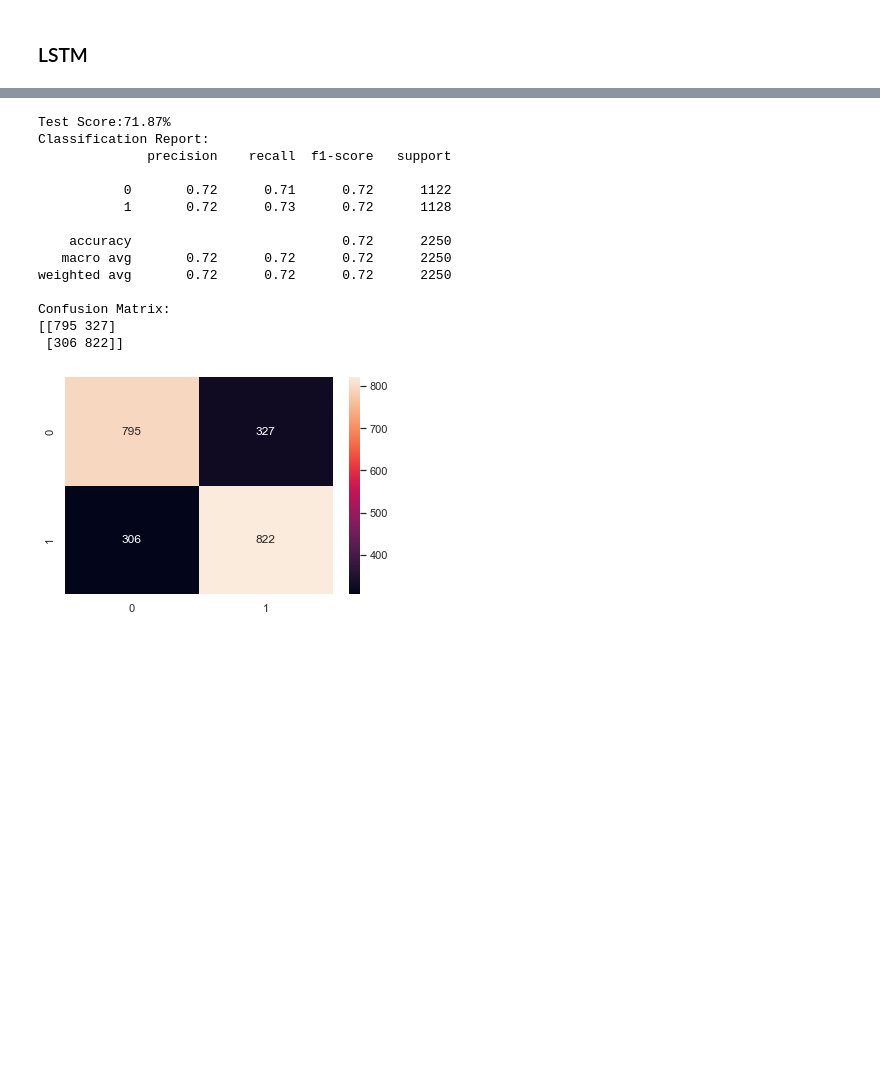
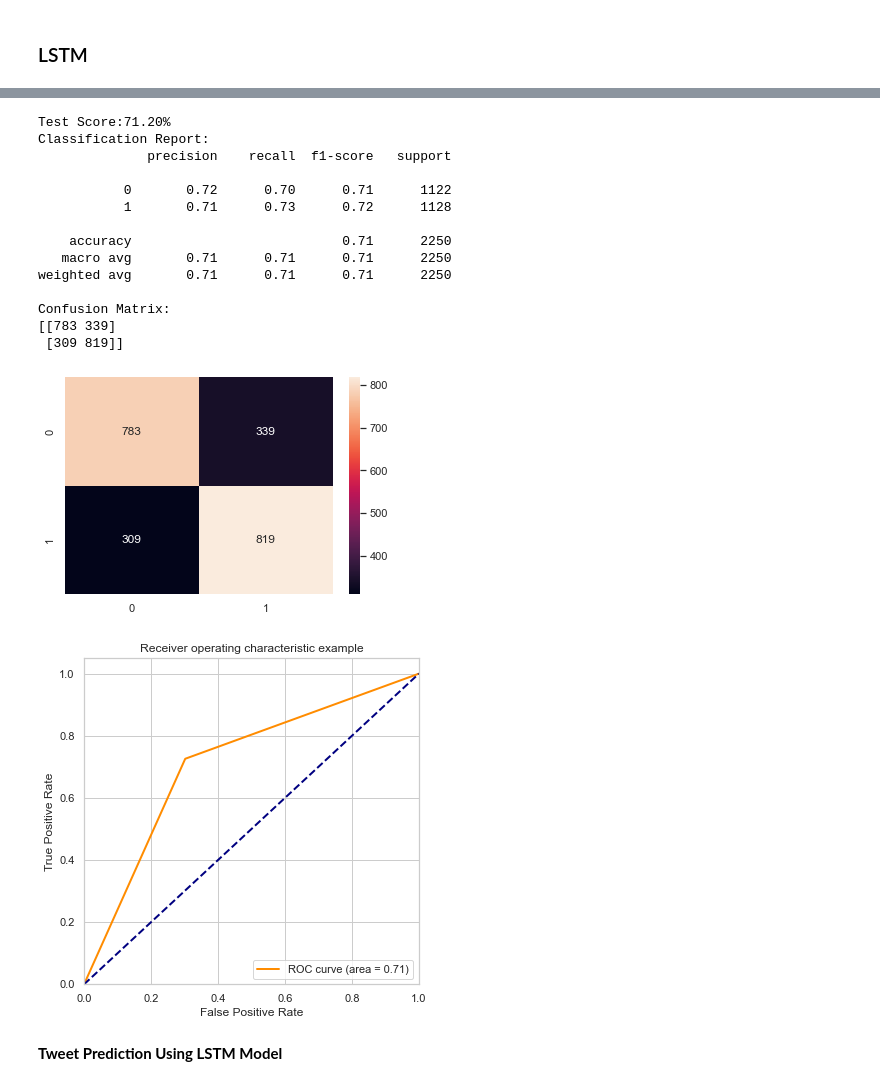
Before and after one commit to abhiyanbhattarai/NLP_Projects, a Jupyter notebook: Tweet Sentiment Analysis/Sentiment Analysis.ipynb, the cells around one changed output, grey strips where cells are left out. Saved outputs shown, nothing was run; the diff lists cells and outputs as text; code cells hidden in the pictures; blank space fills up the shorter version.

Commit message:
Adding a lstm model

```diff
--- a/Tweet Sentiment Analysis/Sentiment Analysis.ipynb
+++ b/Tweet Sentiment Analysis/Sentiment Analysis.ipynb
@@ -554,7 +556,7 @@ one_hot_doc=[one_hot(words, n = vocab_size)
 # %%
 from tensorflow.keras.preprocessing.sequence import pad_sequences
 
-sentence_len = 300
+sentence_len = 500
 embedded_doc = pad_sequences(
     one_hot_doc,
     maxlen = sentence_len,
@@ -642,18 +642,40 @@ print(confusion_matrix(y_test, y_pred))
 sns.heatmap(confusion_matrix(y_test, y_pred), annot=True, fmt='d')
 plt.show()
 # %% [output]
-Test Score:71.87%
+Test Score:71.20%
 Classification Report:
               precision    recall  f1-score   support
 
-           0       0.72      0.71      0.72      1122
-           1       0.72      0.73      0.72      1128
+           0       0.72      0.70      0.71      1122
+           1       0.71      0.73      0.72      1128
 
-    accuracy                           0.72      2250
-   macro avg       0.72      0.72      0.72      2250
-weighted avg       0.72      0.72      0.72      2250
+    accuracy                           0.71      2250
+   macro avg       0.71      0.71      0.71      2250
+weighted avg       0.71      0.71      0.71      2250
 
 Confusion Matrix:
-[[795 327]
- [306 822]]
+[[783 339]
+ [309 819]]
 [figure]
+# %%
+fpr, tpr, thresholds = roc_curve(y_test, y_pred)
+roc_auc = auc(fpr, tpr)
+
+plt.figure(figsize=(6,6))
+plt.plot(fpr, tpr, color='darkorange', lw=2, label='ROC curve (area = %0.2f)' % roc_auc)
+
+plt.plot([0, 1], [0, 1], color='navy', lw=2, linestyle='--')
+
+plt.xlim([0.0, 1.0])
+plt.ylim([0.0, 1.05])
+
+plt.xlabel('False Positive Rate')
+plt.ylabel('True Positive Rate')
+
+plt.title('Receiver operating characteristic example')
+plt.legend(loc="lower right")
+plt.show()
+# %% [output]
+[figure, added]
+# %% [markdown]
+**Tweet Prediction Using LSTM Model**
```
Also changed, not shown: parts of 7 cells of this notebook.
